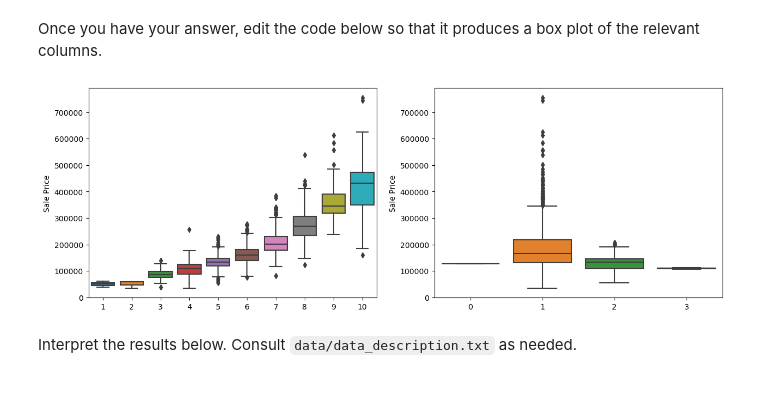
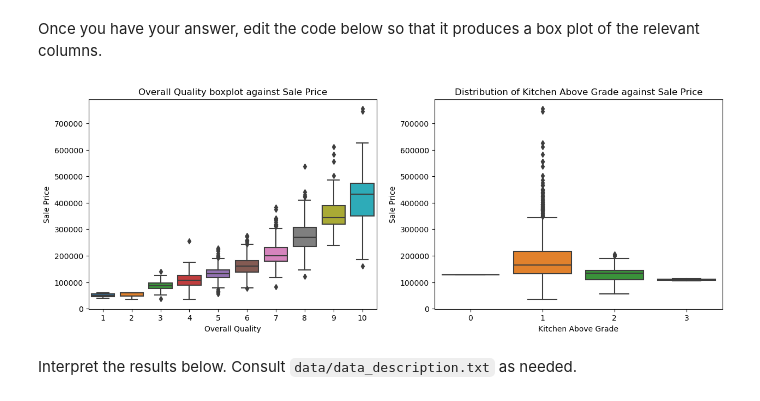
Before and after one commit to Pauline-lab/dsc-pandas-eda-lab, a Jupyter notebook: index.ipynb, the cells around one changed output. Saved outputs shown, nothing was run; the diff lists cells and outputs as text; code cells hidden in the pictures.

```diff
--- a/index.ipynb
+++ b/index.ipynb
@@ -539,30 +489,30 @@ Once you have your answer, edit the code below so that it produces a box plot of
 # %%
 # Replace None with appropriate code
 import seaborn as sns
 fig, (ax1, ax2) = plt.subplots(ncols=2, figsize=(15,5))
 
 # Plot distribution of column with highest correlation
 sns.boxplot(
     x=df["OverallQual"],
     y=df["SalePrice"],
     ax=ax1
 )
 # Plot distribution of column with most negative correlation
 sns.boxplot(
     x=df["KitchenAbvGr"],
     y=df["SalePrice"],
     ax=ax2
 )
 
 # Customize labels
-ax1.set_title(None)
-ax1.set_xlabel(None)
+ax1.set_title("Overall Quality boxplot against Sale Price")
+ax1.set_xlabel("Overall Quality")
 ax1.set_ylabel("Sale Price")
-ax2.set_title(None)
-ax2.set_xlabel(None)
+ax2.set_title("Distribution of Kitchen Above Grade against Sale Price")
+ax2.set_xlabel("Kitchen Above Grade")
 ax2.set_ylabel("Sale Price");
 # %% [output]
-[figure, old version]
+[figure, new version]
 # %% [markdown]
 Interpret the results below. Consult `data/data_description.txt` as needed.
 # %%
```
Also changed, not shown: parts of 29 cells of this notebook.
